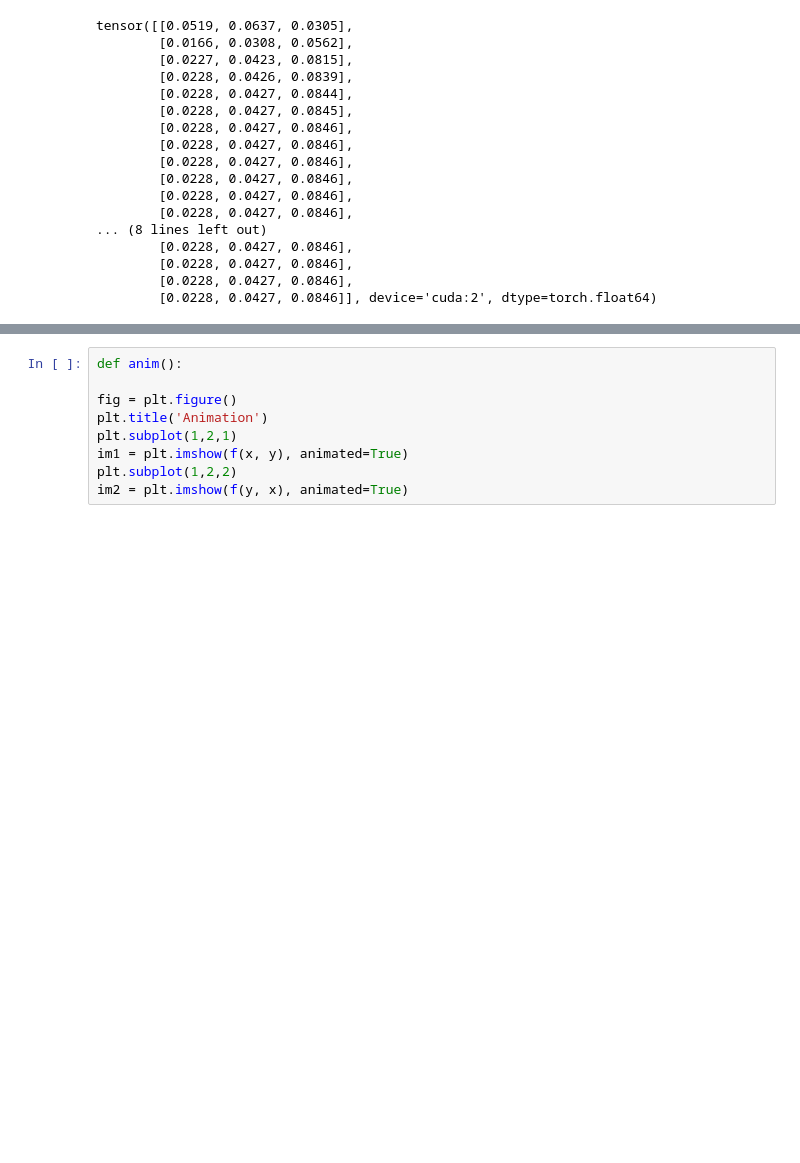
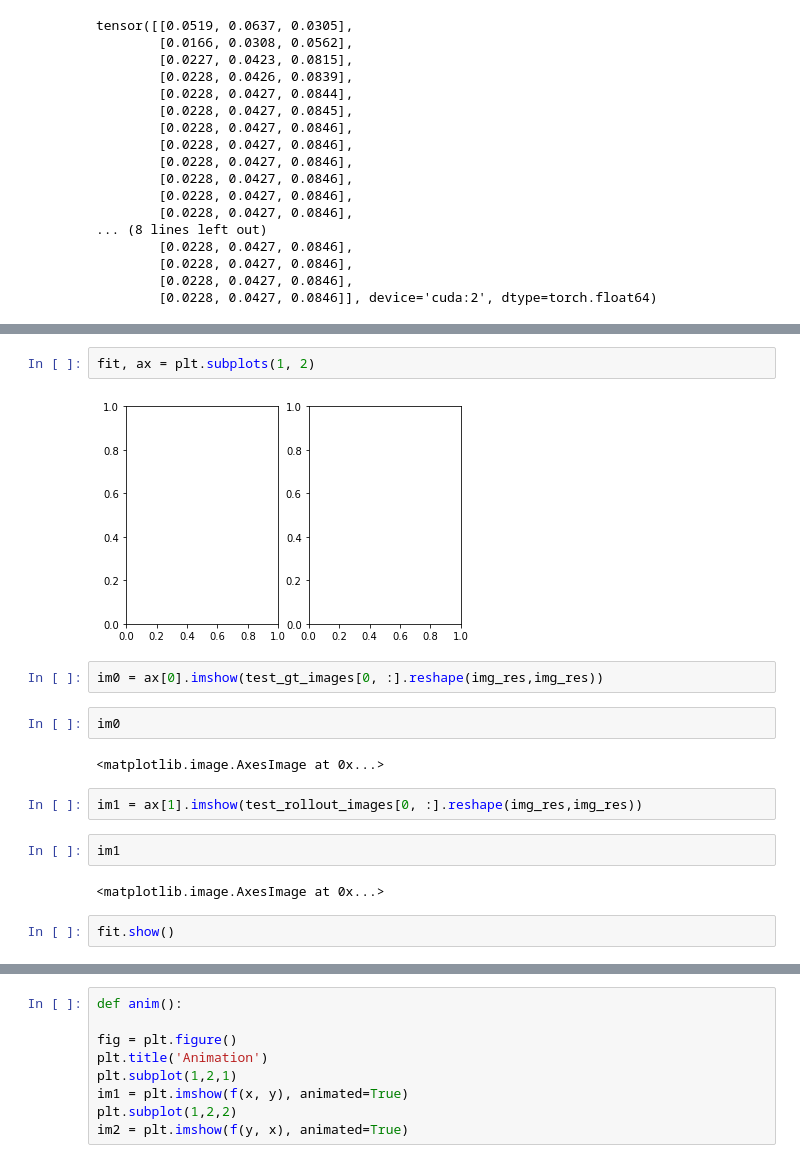
Before and after one commit to PradeepKadubandi/DemoPlanner, a Jupyter notebook: playground.ipynb, the cells around one changed output, grey strips where cells are left out. Drawn from its saved outputs; the diff is of its cells as text; blank space fills up the shorter version.

```diff
--- a/playground.ipynb
+++ b/playground.ipynb
@@ -306,0 +332,18 @@ plt.close('all')
+# %%
+fit, ax = plt.subplots(1, 2)
+# %% [output]
+[figure, added]
+# %%
+im0 = ax[0].imshow(test_gt_images[0, :].reshape(img_res,img_res))
+# %%
+im0
+# %% [output]
+<matplotlib.image.AxesImage at 0x...>
+# %%
+im1 = ax[1].imshow(test_rollout_images[0, :].reshape(img_res,img_res))
+# %%
+im1
+# %% [output]
+<matplotlib.image.AxesImage at 0x...>
+# %%
+fit.show()
```
Also changed, not shown: parts of 7 cells of this notebook, 3 other files.
